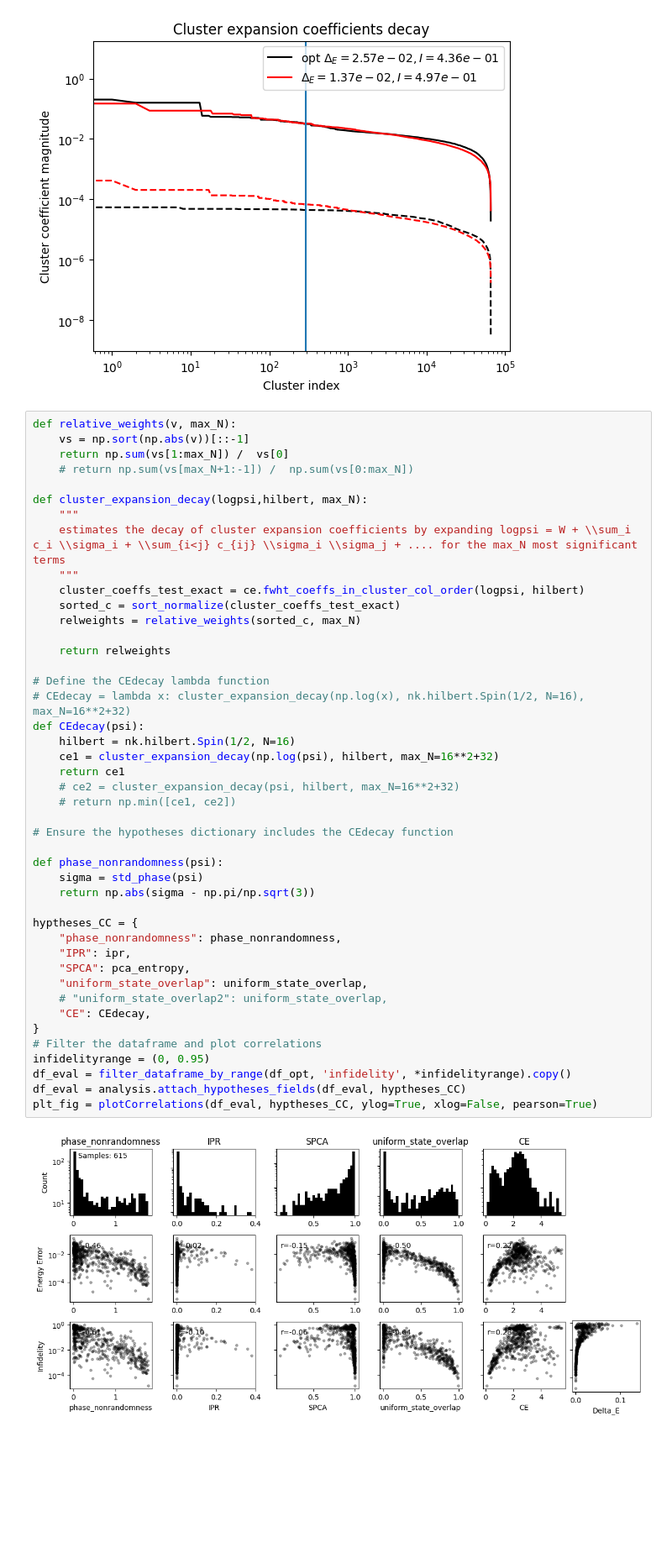
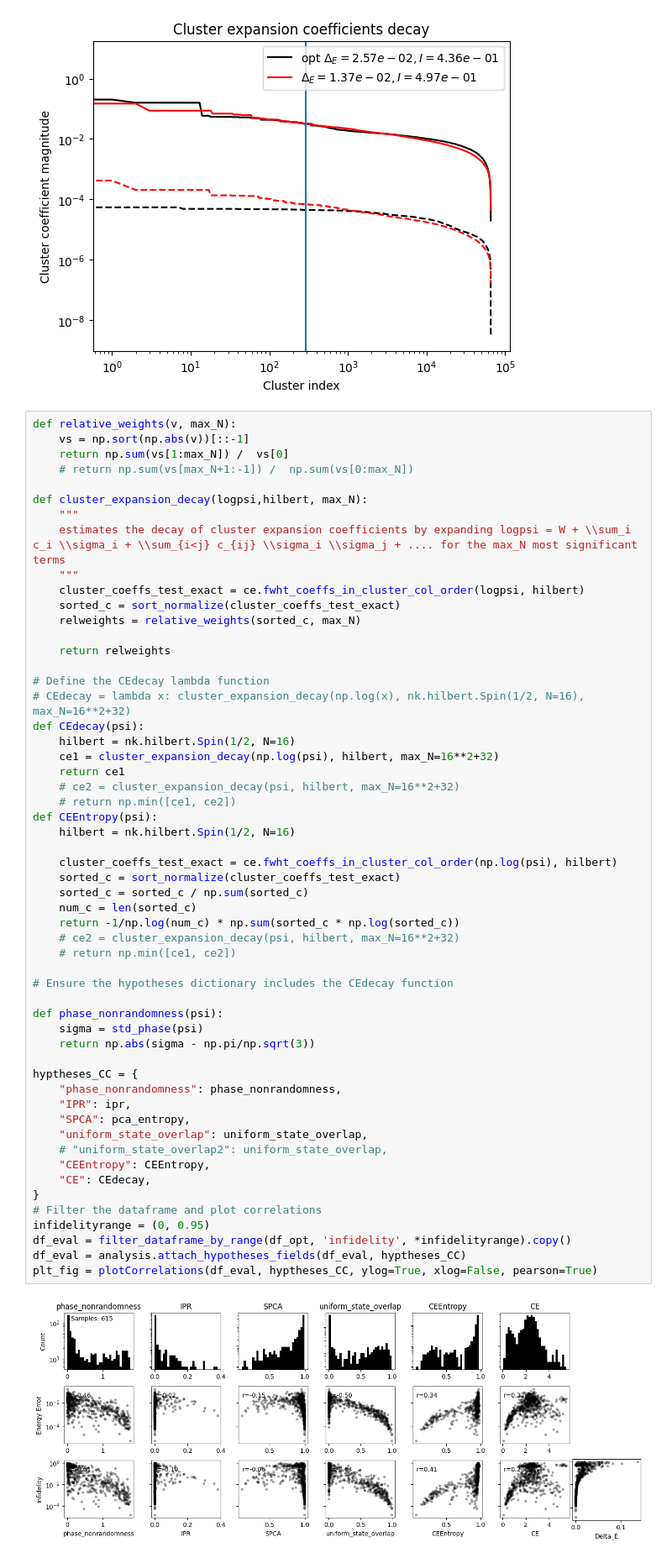
Before and after one commit to NilsNiggemann/DataMiningRBMs, a Jupyter notebook: ana_notebooks/optimal_rotations.ipynb, the cells around one changed output. Shown at 84% size. Drawn from its saved outputs; the diff is of its cells as text; blank space fills up the shorter version.

```diff
--- a/ana_notebooks/optimal_rotations.ipynb
+++ b/ana_notebooks/optimal_rotations.ipynb
@@ -458,31 +458,42 @@ def cluster_expansion_decay(logpsi,hilbert, max_N):
 
 # Define the CEdecay lambda function
 # CEdecay = lambda x: cluster_expansion_decay(np.log(x), nk.hilbert.Spin(1/2, N=16), max_N=16**2+32)
 def CEdecay(psi):
     hilbert = nk.hilbert.Spin(1/2, N=16)
     ce1 = cluster_expansion_decay(np.log(psi), hilbert, max_N=16**2+32)
     return ce1
     # ce2 = cluster_expansion_decay(psi, hilbert, max_N=16**2+32)
     # return np.min([ce1, ce2])
+def CEEntropy(psi):
+    hilbert = nk.hilbert.Spin(1/2, N=16)
+
+    cluster_coeffs_test_exact = ce.fwht_coeffs_in_cluster_col_order(np.log(psi), hilbert)
+    sorted_c = sort_normalize(cluster_coeffs_test_exact)
+    sorted_c = sorted_c / np.sum(sorted_c)
+    num_c = len(sorted_c)
+    return -1/np.log(num_c) * np.sum(sorted_c * np.log(sorted_c))
+    # ce2 = cluster_expansion_decay(psi, hilbert, max_N=16**2+32)
+    # return np.min([ce1, ce2])
 
 # Ensure the hypotheses dictionary includes the CEdecay function
 
 def phase_nonrandomness(psi):
     sigma = std_phase(psi)
     return np.abs(sigma - np.pi/np.sqrt(3))
 
 hyptheses_CC = {
     "phase_nonrandomness": phase_nonrandomness,
     "IPR": ipr,
     "SPCA": pca_entropy,
     "uniform_state_overlap": uniform_state_overlap,
     # "uniform_state_overlap2": uniform_state_overlap,
+    "CEEntropy": CEEntropy,
     "CE": CEdecay,
 }
 # Filter the dataframe and plot correlations
 infidelityrange = (0, 0.95)
 df_eval = filter_dataframe_by_range(df_opt, 'infidelity', *infidelityrange).copy()
 df_eval = analysis.attach_hypotheses_fields(df_eval, hyptheses_CC)
 plt_fig = plotCorrelations(df_eval, hyptheses_CC, ylog=True, xlog=False, pearson=True)
 # %% [output]
-[figure, old version]
+[figure, new version]
```
Also changed, not shown: parts of 2 cells of this notebook, 1 other file.
